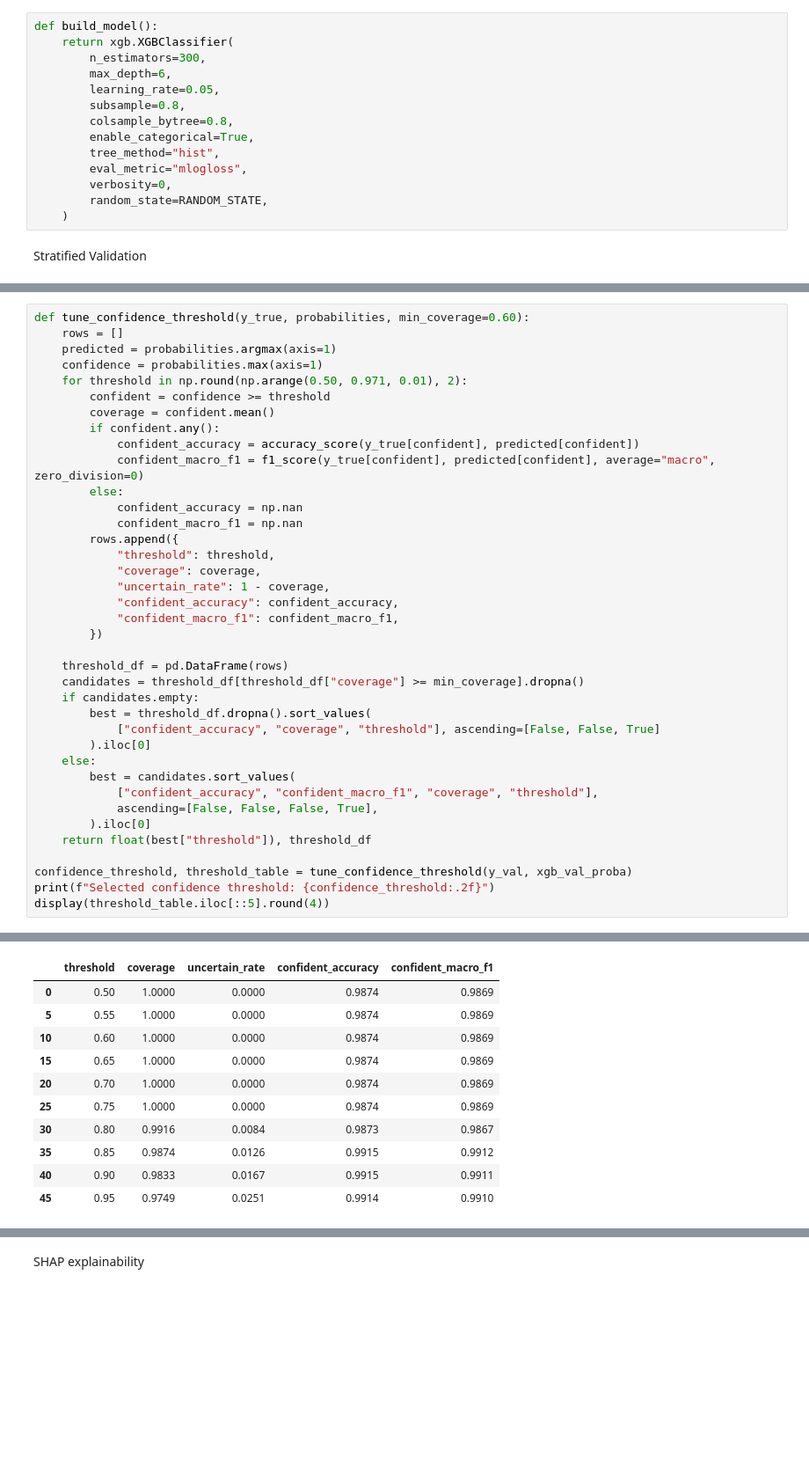
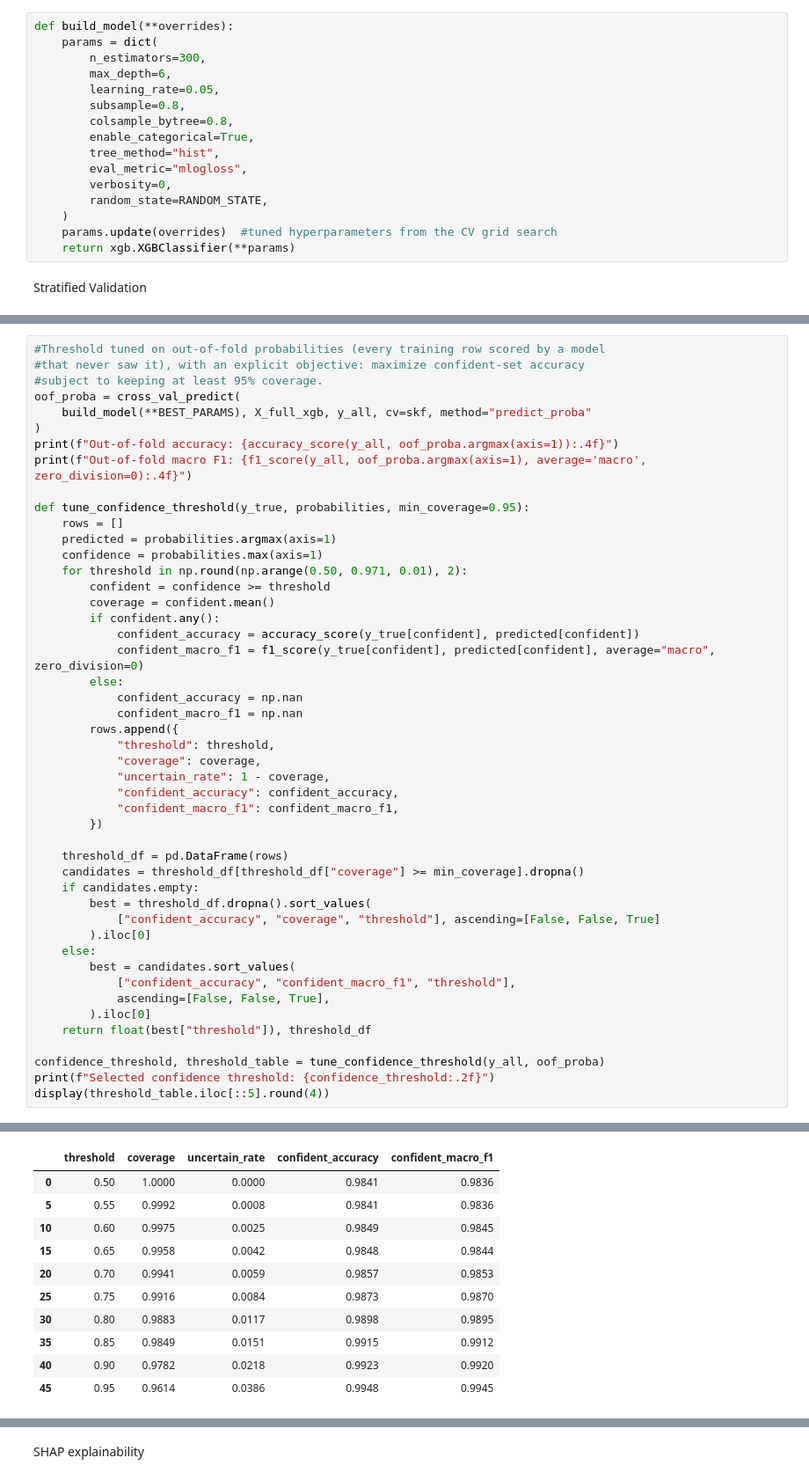
Before and after one commit to JasonSupala/DataMining, a Jupyter notebook: FinalCodingDataMining.ipynb, the cells around one changed output, grey strips where cells are left out. Shown at 88% size. Drawn from its saved outputs; the diff is of its cells as text; blank space fills up the shorter version.

Commit message:
Added honest model eval and hyperparameter tuning

```diff
--- a/FinalCodingDataMining.ipynb
+++ b/FinalCodingDataMining.ipynb
@@ -252,8 +256,8 @@ Classes: ['Insufficient_Weight', 'Normal_Weight', 'Obesity_Type_I', 'Overweight_
 # %% [markdown]
 Build model
 # %%
-def build_model():
-    return xgb.XGBClassifier(
+def build_model(**overrides):
+    params = dict(
         n_estimators=300,
         max_depth=6,
         learning_rate=0.05,
@@ -265,5 +269,7 @@ def build_model():
         verbosity=0,
         random_state=RANDOM_STATE,
     )
+    params.update(overrides)  #tuned hyperparameters from the CV grid search
+    return xgb.XGBClassifier(**params)
 # %% [markdown]
 Stratified Validation
@@ -352,5 +408,14 @@ Overweight_Level_II       0.98      1.00      0.99        46
 # %%
-def tune_confidence_threshold(y_true, probabilities, min_coverage=0.60):
+#Threshold tuned on out-of-fold probabilities (every training row scored by a model
+#that never saw it), with an explicit objective: maximize confident-set accuracy
+#subject to keeping at least 95% coverage.
+oof_proba = cross_val_predict(
+    build_model(**BEST_PARAMS), X_full_xgb, y_all, cv=skf, method="predict_proba"
+)
+print(f"Out-of-fold accuracy: {accuracy_score(y_all, oof_proba.argmax(axis=1)):.4f}")
+print(f"Out-of-fold macro F1: {f1_score(y_all, oof_proba.argmax(axis=1), average='macro', zero_division=0):.4f}")
+
+def tune_confidence_threshold(y_true, probabilities, min_coverage=0.95):
     rows = []
     predicted = probabilities.argmax(axis=1)
     confidence = probabilities.max(axis=1)
@@ -379,12 +444,12 @@ def tune_confidence_threshold(y_true, probabilities, min_coverage=0.60):
         ).iloc[0]
     else:
         best = candidates.sort_values(
-            ["confident_accuracy", "confident_macro_f1", "coverage", "threshold"],
-            ascending=[False, False, False, True],
+            ["confident_accuracy", "confident_macro_f1", "threshold"],
+            ascending=[False, False, True],
         ).iloc[0]
     return float(best["threshold"]), threshold_df
 
-confidence_threshold, threshold_table = tune_confidence_threshold(y_val, xgb_val_proba)
+confidence_threshold, threshold_table = tune_confidence_threshold(y_all, oof_proba)
 print(f"Selected confidence threshold: {confidence_threshold:.2f}")
 display(threshold_table.iloc[::5].round(4))
 # %% [output]
@@ -391,15 +458,15 @@ display(threshold_table.iloc[::5].round(4))
 Selected confidence threshold: 0.97
 |  | threshold | coverage | uncertain_rate | confident_accuracy | confident_macro_f1 |
-| 0 | 0.50 | 1.0000 | 0.0000 | 0.9874 | 0.9869 |
-| 5 | 0.55 | 1.0000 | 0.0000 | 0.9874 | 0.9869 |
-| 10 | 0.60 | 1.0000 | 0.0000 | 0.9874 | 0.9869 |
-| 15 | 0.65 | 1.0000 | 0.0000 | 0.9874 | 0.9869 |
-| 20 | 0.70 | 1.0000 | 0.0000 | 0.9874 | 0.9869 |
-| 25 | 0.75 | 1.0000 | 0.0000 | 0.9874 | 0.9869 |
-| 30 | 0.80 | 0.9916 | 0.0084 | 0.9873 | 0.9867 |
-| 35 | 0.85 | 0.9874 | 0.0126 | 0.9915 | 0.9912 |
-| 40 | 0.90 | 0.9833 | 0.0167 | 0.9915 | 0.9911 |
-| 45 | 0.95 | 0.9749 | 0.0251 | 0.9914 | 0.9910 |
+| 0 | 0.50 | 1.0000 | 0.0000 | 0.9841 | 0.9836 |
+| 5 | 0.55 | 0.9992 | 0.0008 | 0.9841 | 0.9836 |
+| 10 | 0.60 | 0.9975 | 0.0025 | 0.9849 | 0.9845 |
+| 15 | 0.65 | 0.9958 | 0.0042 | 0.9848 | 0.9844 |
+| 20 | 0.70 | 0.9941 | 0.0059 | 0.9857 | 0.9853 |
+| 25 | 0.75 | 0.9916 | 0.0084 | 0.9873 | 0.9870 |
+| 30 | 0.80 | 0.9883 | 0.0117 | 0.9898 | 0.9895 |
+| 35 | 0.85 | 0.9849 | 0.0151 | 0.9915 | 0.9912 |
+| 40 | 0.90 | 0.9782 | 0.0218 | 0.9923 | 0.9920 |
+| 45 | 0.95 | 0.9614 | 0.0386 | 0.9948 | 0.9945 |
 # %%
 X_all_xgb, final_category_levels = prepare_xgb_features(X_all_raw)
 X_test_xgb, _ = prepare_xgb_features(X_test_raw, final_category_levels)
```
Also changed, not shown: parts of 16 cells of this notebook, 1 other file.
